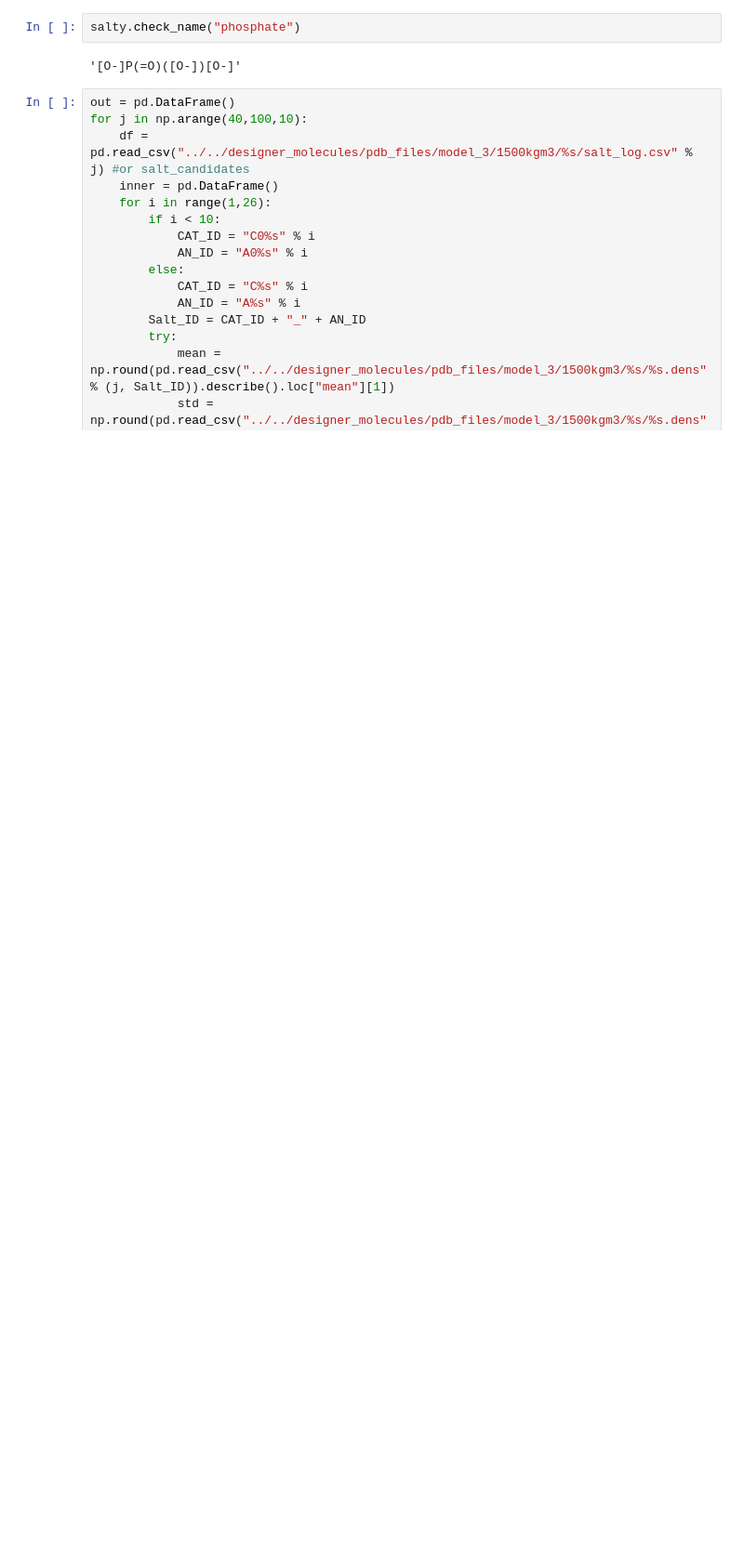
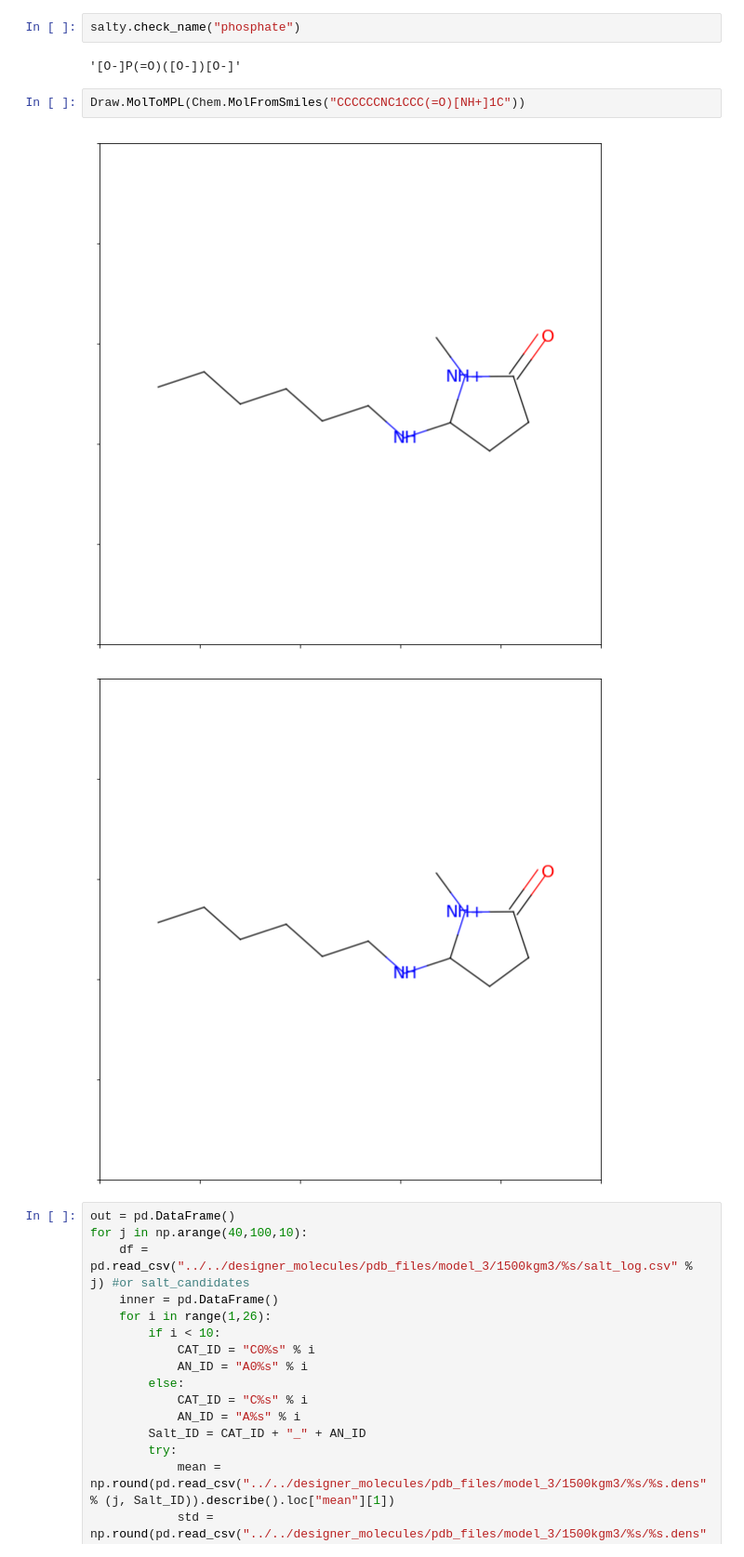
Before and after one commit to wesleybeckner/gains, a Jupyter notebook: scripts/gains_prototype.ipynb, the cells around one changed output. Shown at 93% size. Cells and saved outputs as stored; diff of their text form; blank space fills up the shorter version.

```diff
--- a/scripts/gains_prototype.ipynb
+++ b/scripts/gains_prototype.ipynb
@@ -61,6 +61,11 @@ molecular relative:     N-methylpyrrolidone
 salty.check_name("phosphate")
 # %% [output]
 '[O-]P(=O)([O-])[O-]'
+# %%
+Draw.MolToMPL(Chem.MolFromSmiles("CCCCCCNC1CCC(=O)[NH+]1C"))
+# %% [output]
+[figure, added]
+[figure, added]
 # %%
 out = pd.DataFrame()
 for j in np.arange(40,100,10):
```
Also changed, not shown: 1 other file.
